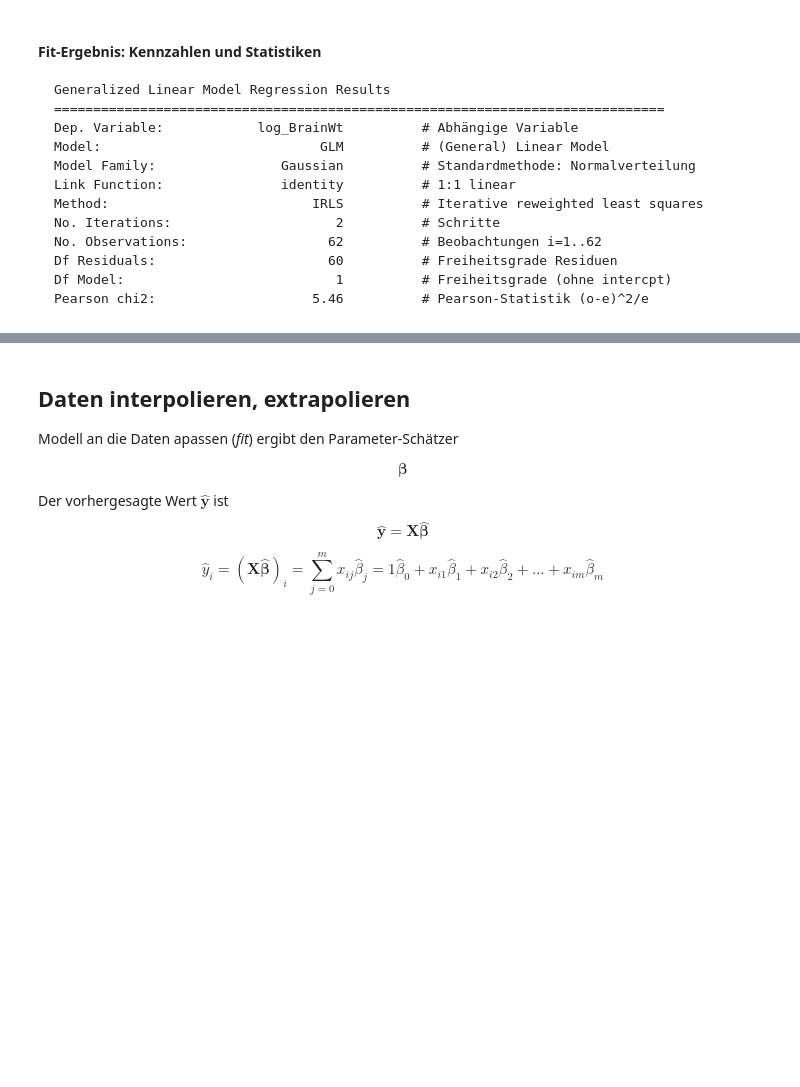
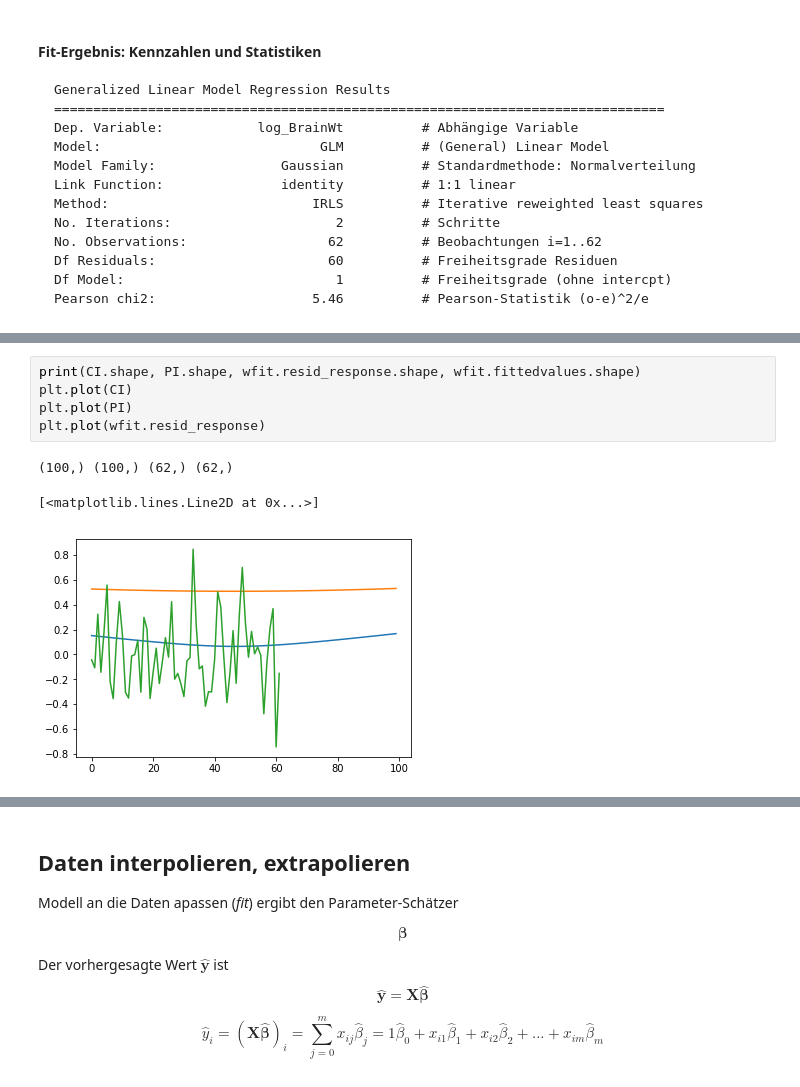
Before and after one commit to HilfenAtUni/inf4151, a Jupyter notebook: folien/001_GLM-I-LineareModelle.ipynb, the cells around one changed output, grey strips where cells are left out. Cells and saved outputs as stored; diff of their text form; blank space fills up the shorter version.

```diff
--- a/folien/001_GLM-I-LineareModelle.ipynb
+++ b/folien/001_GLM-I-LineareModelle.ipynb
@@ -777,0 +787,9 @@ deviations epsilon ~ N(-0.00000, 0.09092)
+# %%
+print(CI.shape, PI.shape, wfit.resid_response.shape, wfit.fittedvalues.shape)
+plt.plot(CI)
+plt.plot(PI)
+plt.plot(wfit.resid_response)
+# %% [output]
+(100,) (100,) (62,) (62,)
+[<matplotlib.lines.Line2D at 0x...>]
+[figure, added]
```
Also changed, not shown: parts of 9 cells of this notebook, 4 other files.
